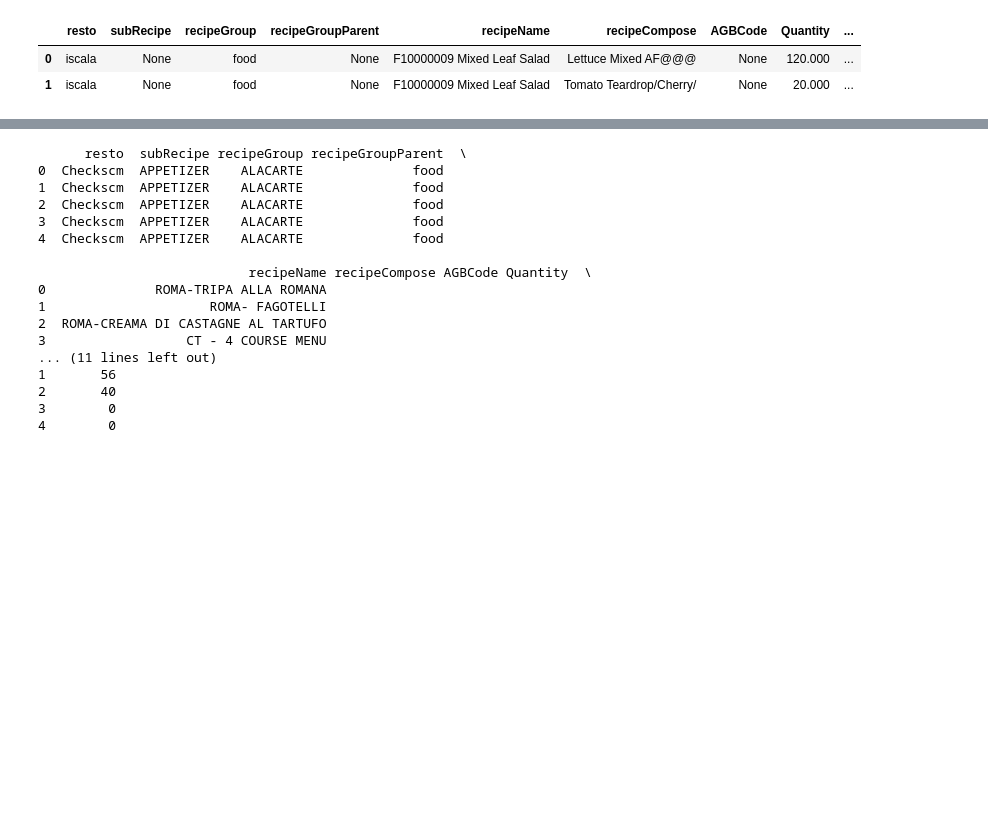
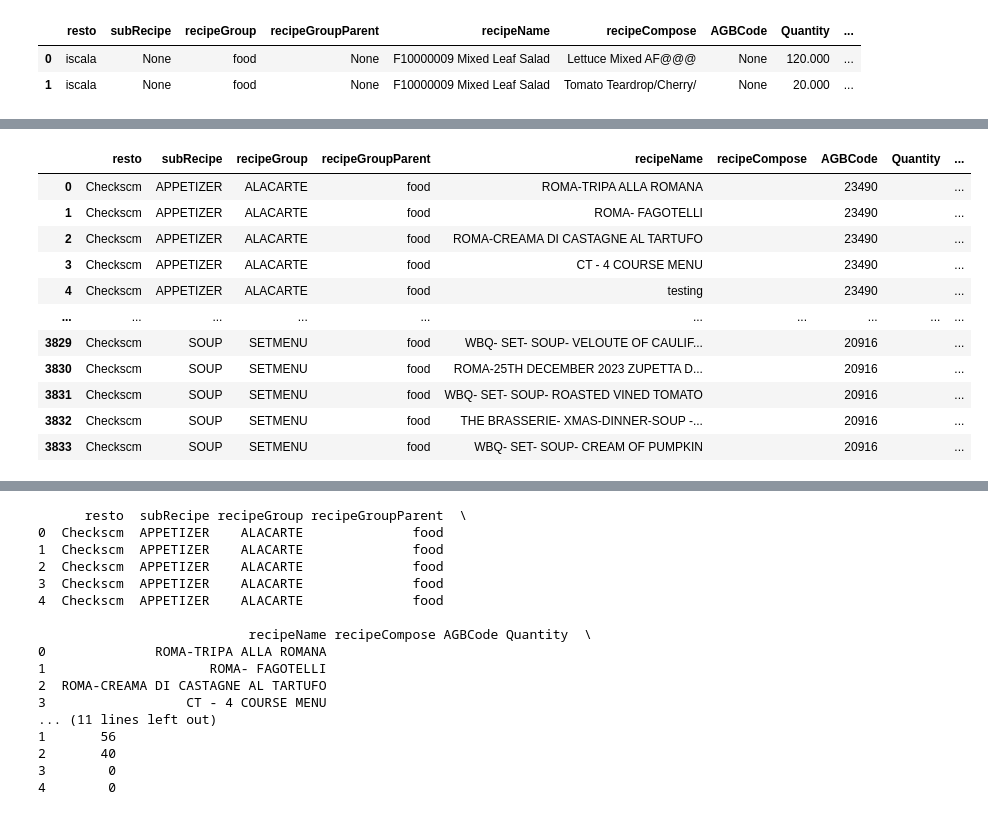
Before and after one commit to DelaunayAntoine/Project-WiseFins, a Jupyter notebook: notebook_test.ipynb, the cells around one changed output, grey strips where cells are left out. Drawn from its saved outputs; the diff is of its cells as text; code cells hidden in the pictures; blank space fills up the shorter version.

```diff
--- a/notebook_test.ipynb
+++ b/notebook_test.ipynb
@@ -218,0 +305,97 @@ df.head()
+# %%
+from fuzzywuzzy import process
+import pandas as pd
+import json
+
+def convert_price_to_float(price_str):
+    try:
+        return float(price_str.replace(',', '').replace('R', ''))
+    except ValueError:
+        return 0.0
+
+def get_closest_match(name, choices, match_cache):
+    if name in match_cache:
+        return match_cache[name]
+    else:
+        match = process.extractOne(name, choices, scorer=process.fuzz.token_sort_ratio)
+        match_cache[name] = match
+        return match
+
+def create_excel_from_json_file(json_file_path, output_excel_path, agb_excel_path):
+    # Load the AGB data from the Excel file
+    agb_df = pd.read_excel(agb_excel_path, engine='openpyxl')
+
+    # Load JSON data from the file
+    with open(json_file_path, 'r') as file:
+        json_data = json.load(file)
+
+    # Initialize an empty list to store the DataFrame rows
+    rows = []
+
+    # Initialize a cache for the fuzzy matches
+    match_cache = {}
+
+    # Get the list of choices for fuzzy matching just once
+    choices = agb_df['LCI Name'].tolist()
+
+    # Loop through each entry in the JSON data and create a row for each ingredient
+    for item in json_data:
+        first_letter = item['Recipe Group'].strip()[0].upper()
+        recipe_group = 'food' if first_letter == 'F' else 'beverage' if first_letter == 'B' else 'other'
+
+        # Get the closest match for ingredient name from the AGB DataFrame
+        closest_match = get_closest_match(item['Class'], choices, match_cache)
+        agb_code = agb_df.loc[agb_df['LCI Name'] == closest_match[0], 'Code\nAGB'].values[0]
+        cat_name = agb_df.loc[agb_df['LCI Name'] == closest_match[0], 'WiseFins EN Category'].values[0]
+        subcat_name = agb_df.loc[agb_df['LCI Name'] == closest_match[0], 'WiseFins EN Subcategory'].values[0]
+
+
+        row = {
+                'resto': 'Checkscm',
+                'subRecipe': item['Class'],
+                'recipeGroup': item['Recipe Type'],
+                'recipeGroupParent': recipe_group,
+                'recipeName': item['Recipe Description'].strip(),
+                'recipeCompose': '',
+                'AGBCode': agb_code,
+                'Quantity':'' ,
+                'cost': item['Total Cost'],
+                'InventoryCode': item['Recipe Number'],
+                'unit': item['Serve Size'],
+                'quantityAfter': '',
+                'portion': item['No. of Serve'],
+                'statut': item['Status'],
+                'photo': '',
+                'selling': item['Suggested Selling Price'],
+                'category': cat_name,
+                'subcategory': subcat_name
+            }
+
+        rows.append(row)
+
+    # Convert the list of rows to a DataFrame
+    df = pd.DataFrame(rows)
+
+    # Save the DataFrame to an Excel file
+    df.to_excel(output_excel_path, index=False)
+
+    return df
+
+# Usage example
+json_file_path = 'data_converted\\checkscm\\food_recipe_checkscm.json'
+output_excel_path = 'data_output\\test\\food_recipe_checkscm.xlsx'
+agb_excel_path = 'data\\Agribalyse 2023 3.1 with WiseFins categorisation.xlsx'
+create_excel_from_json_file(json_file_path, output_excel_path, agb_excel_path)
+# %% [output]
+|  | resto | subRecipe | recipeGroup | recipeGroupParent | recipeName | recipeCompose | AGBCode | Quantity | ... |
+| 0 | Checkscm | APPETIZER | ALACARTE | food | ROMA-TRIPA ALLA ROMANA |  | 23490 |  | ... |
+| 1 | Checkscm | APPETIZER | ALACARTE | food | ROMA- FAGOTELLI |  | 23490 |  | ... |
+| 2 | Checkscm | APPETIZER | ALACARTE | food | ROMA-CREAMA DI CASTAGNE AL TARTUFO |  | 23490 |  | ... |
+| 3 | Checkscm | APPETIZER | ALACARTE | food | CT - 4 COURSE MENU |  | 23490 |  | ... |
+| 4 | Checkscm | APPETIZER | ALACARTE | food | testing |  | 23490 |  | ... |
+| ... | ... | ... | ... | ... | ... | ... | ... | ... | ... |
+| 3829 | Checkscm | SOUP | SETMENU | food | WBQ- SET- SOUP- VELOUTE OF CAULIF... |  | 20916 |  | ... |
+| 3830 | Checkscm | SOUP | SETMENU | food | ROMA-25TH DECEMBER 2023 ZUPETTA D... |  | 20916 |  | ... |
+| 3831 | Checkscm | SOUP | SETMENU | food | WBQ- SET- SOUP- ROASTED VINED TOMATO |  | 20916 |  | ... |
+| 3832 | Checkscm | SOUP | SETMENU | food | THE BRASSERIE- XMAS-DINNER-SOUP -... |  | 20916 |  | ... |
+| 3833 | Checkscm | SOUP | SETMENU | food | WBQ- SET- SOUP- CREAM OF PUMPKIN |  | 20916 |  | ... |
```
Also changed, not shown: parts of 3 cells of this notebook, 1 other file.
